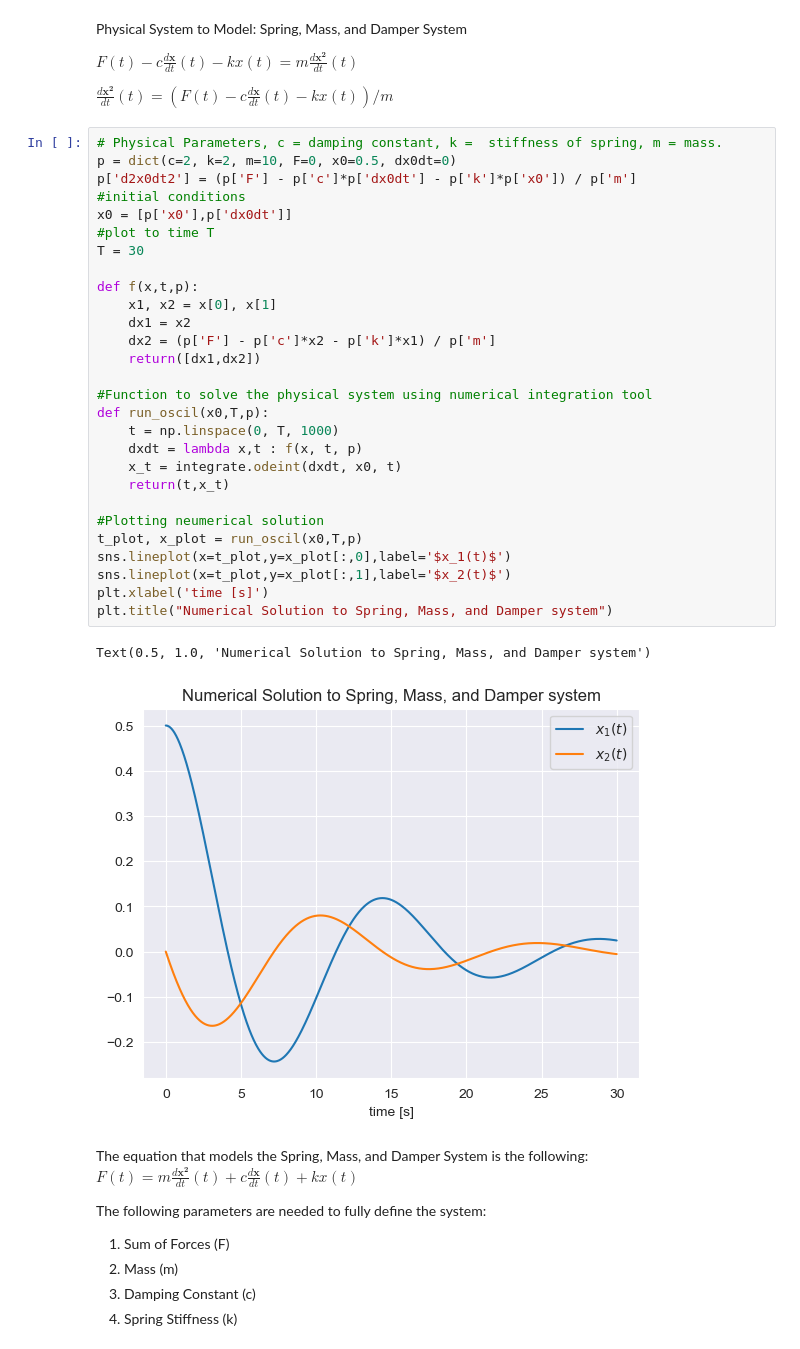
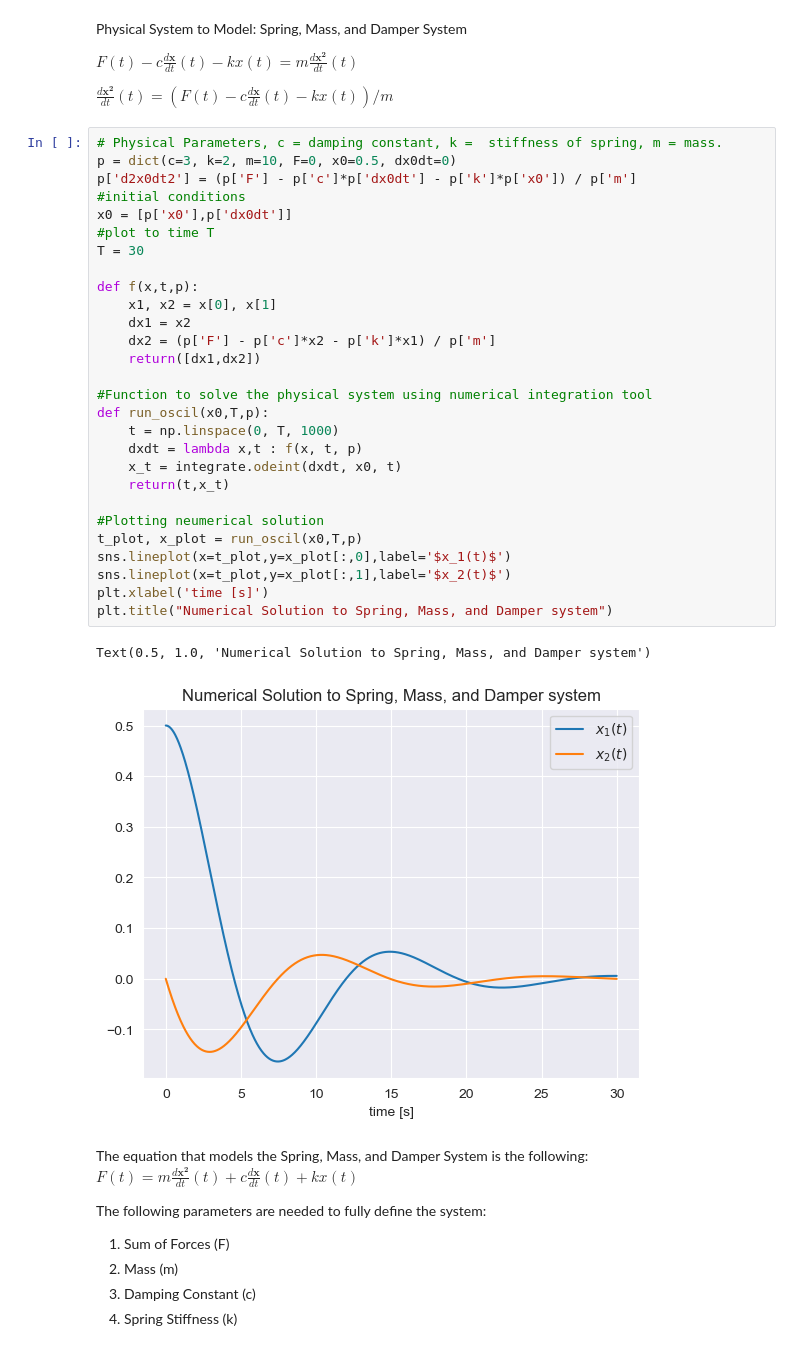
Before and after one commit to RoshenS/PINNs, a Jupyter notebook: PINN temp code.ipynb, the cells around one changed output. Saved outputs shown, nothing was run; the diff lists cells and outputs as text.

```diff
--- a/PINN temp code.ipynb
+++ b/PINN temp code.ipynb
@@ -22,35 +22,35 @@ $ F(t) -c \frac{d\mathbf{x}}{d t}(t) - kx(t) = m\frac{d\mathbf{x^2}}{d t}(t)$
 $\frac{d\mathbf{x^2}}{d t}(t) = ( F(t) -c \frac{d\mathbf{x}}{d t}(t) - kx(t) ) /m$
 # %%
 # Physical Parameters, c = damping constant, k =  stiffness of spring, m = mass.
-p = dict(c=2, k=2, m=10, F=0, x0=0.5, dx0dt=0)
+p = dict(c=3, k=2, m=10, F=0, x0=0.5, dx0dt=0)
 p['d2x0dt2'] = (p['F'] - p['c']*p['dx0dt'] - p['k']*p['x0']) / p['m']
 #initial conditions
 x0 = [p['x0'],p['dx0dt']]
 #plot to time T
 T = 30
 
 def f(x,t,p):
     x1, x2 = x[0], x[1]
     dx1 = x2
     dx2 = (p['F'] - p['c']*x2 - p['k']*x1) / p['m']
     return([dx1,dx2])
 
 #Function to solve the physical system using numerical integration tool
 def run_oscil(x0,T,p):
     t = np.linspace(0, T, 1000)
     dxdt = lambda x,t : f(x, t, p)
     x_t = integrate.odeint(dxdt, x0, t)
     return(t,x_t)
 
 #Plotting neumerical solution
 t_plot, x_plot = run_oscil(x0,T,p)
 sns.lineplot(x=t_plot,y=x_plot[:,0],label='$x_1(t)$')
 sns.lineplot(x=t_plot,y=x_plot[:,1],label='$x_2(t)$')
 plt.xlabel('time [s]')
 plt.title("Numerical Solution to Spring, Mass, and Damper system")
 # %% [output]
 Text(0.5, 1.0, 'Numerical Solution to Spring, Mass, and Damper system')
-[figure, old version]
+[figure, new version]
 # %% [markdown]
 The equation that models the Spring, Mass, and Damper System is the following:
 $ F(t) = m\frac{d\mathbf{x^2}}{d t}(t) + c \frac{d\mathbf{x}}{d t}(t) + kx(t)$
```
Also changed, not shown: parts of 7 cells of this notebook, 4 other files.
